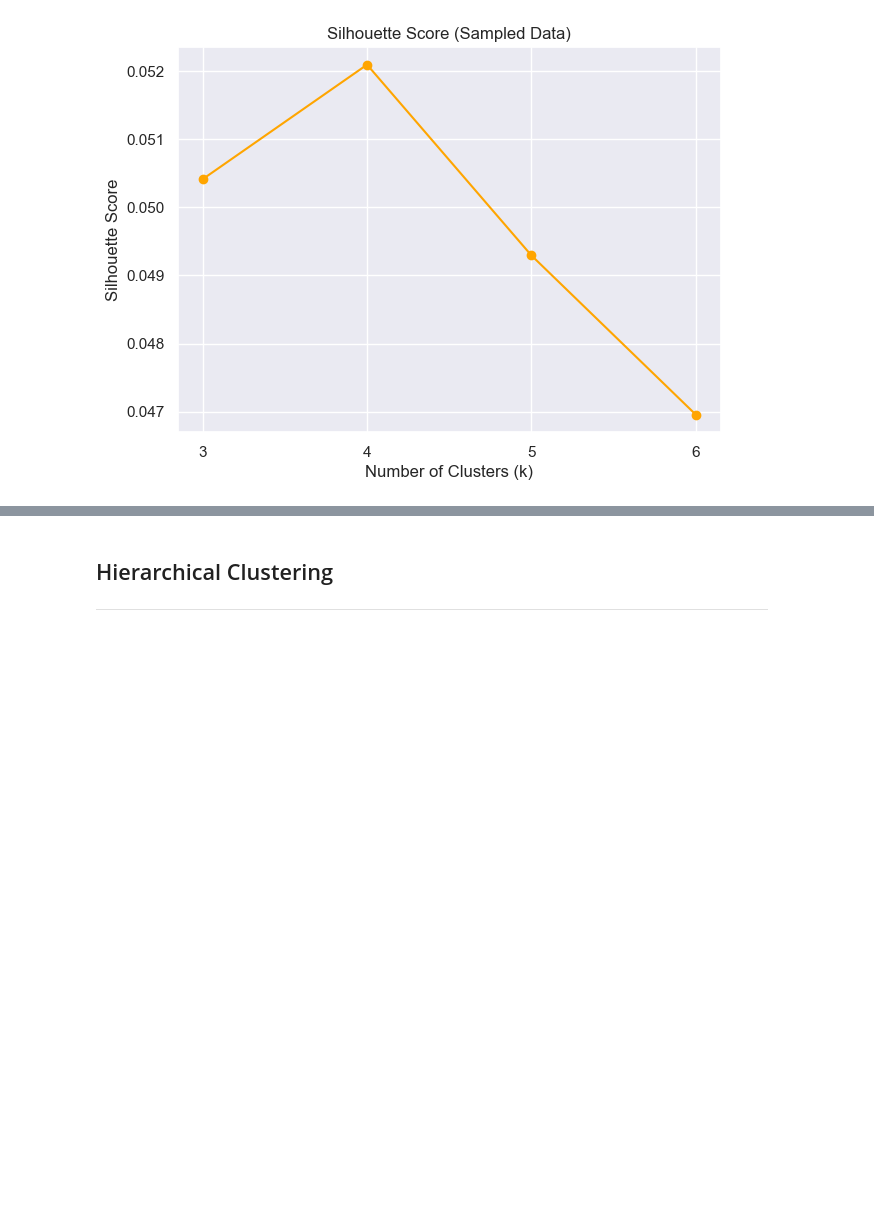
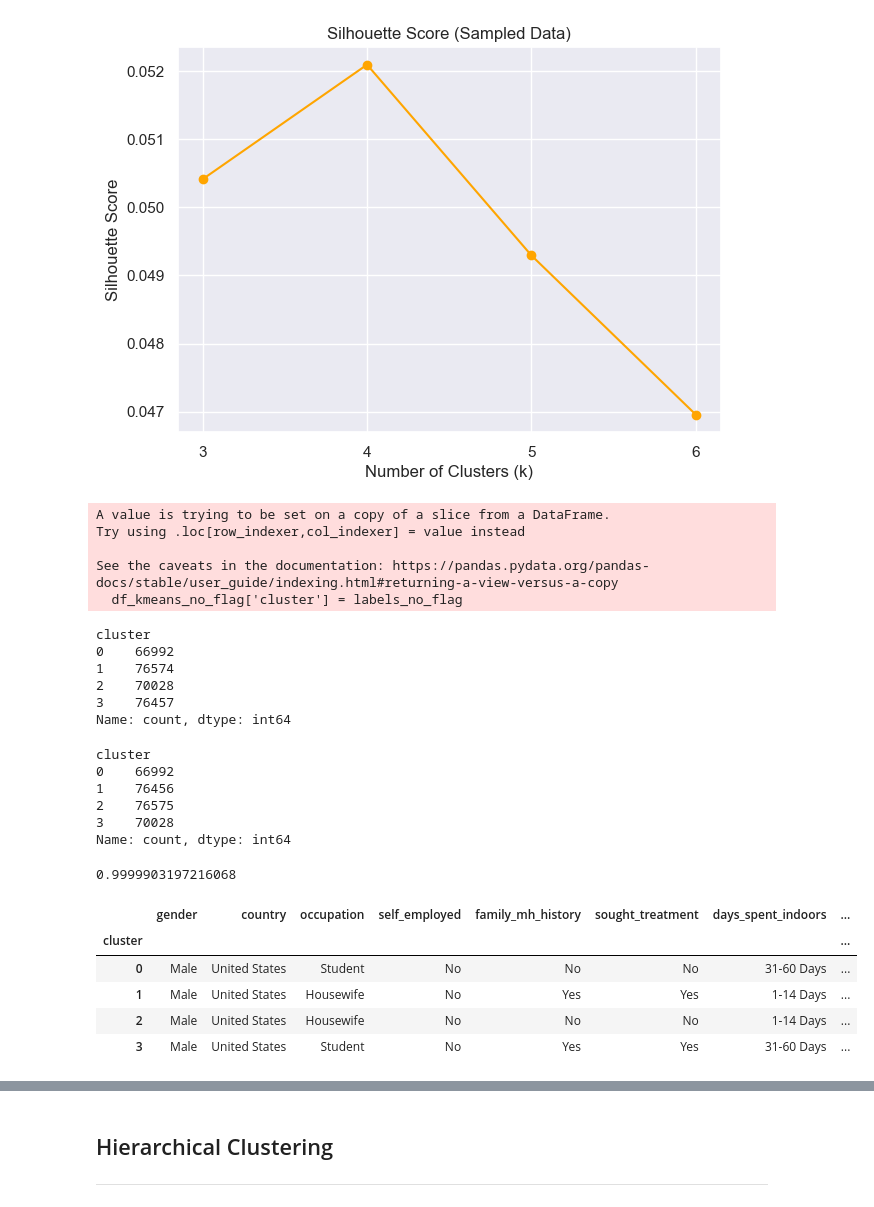
Before and after one commit to OmarAymanZaid/MentalHealth_RiskAssessment, a Jupyter notebook: notebooks/4_DataModeling.ipynb, the cells around one changed output, grey strips where cells are left out. Cells and saved outputs as stored; diff of their text form; code cells hidden in the pictures; blank space fills up the shorter version.

```diff
--- a/notebooks/4_DataModeling.ipynb
+++ b/notebooks/4_DataModeling.ipynb
@@ -179,0 +183,49 @@ labels_with_flag = kmeans_with_flag.fit_predict(X_with_flag)
+# %%
+df_kmeans_no_flag = df_kmeans_flag[categorical_cols]
+df_kmeans_no_flag['cluster'] = labels_no_flag
+# %% [output]
+A value is trying to be set on a copy of a slice from a DataFrame.
+Try using .loc[row_indexer,col_indexer] = value instead
+
+See the caveats in the documentation: https://pandas.pydata.org/pandas-docs/stable/user_guide/indexing.html#returning-a-view-versus-a-copy
+  df_kmeans_no_flag['cluster'] = labels_no_flag
+# %%
+df_kmeans_flag['cluster'].value_counts().sort_index()
+# %% [output]
+cluster
+0    66992
+1    76574
+2    70028
+3    76457
+Name: count, dtype: int64
+# %%
+df_kmeans_no_flag['cluster'].value_counts().sort_index()
+# %% [output]
+cluster
+0    66992
+1    76456
+2    76575
+3    70028
+Name: count, dtype: int64
+# %%
+from sklearn.metrics import adjusted_rand_score
+
+ari = adjusted_rand_score(labels_with_flag, labels_no_flag)
+ari
+# %% [output]
+0.9999903197216068
+# %%
+cluster_profiles = (
+    df_kmeans_no_flag
+    .groupby('cluster')
+    .agg(lambda x: x.value_counts().index[0])
+)
+
+cluster_profiles
+# %% [output]
+|  | gender | country | occupation | self_employed | family_mh_history | sought_treatment | days_spent_indoors | ... |
+| cluster |  |  |  |  |  |  |  | ... |
+| 0 | Male | United States | Student | No | No | No | 31-60 Days | ... |
+| 1 | Male | United States | Housewife | No | Yes | Yes | 1-14 Days | ... |
+| 2 | Male | United States | Housewife | No | No | No | 1-14 Days | ... |
+| 3 | Male | United States | Student | No | Yes | Yes | 31-60 Days | ... |
```
Also changed, not shown: parts of 3 cells of this notebook.
